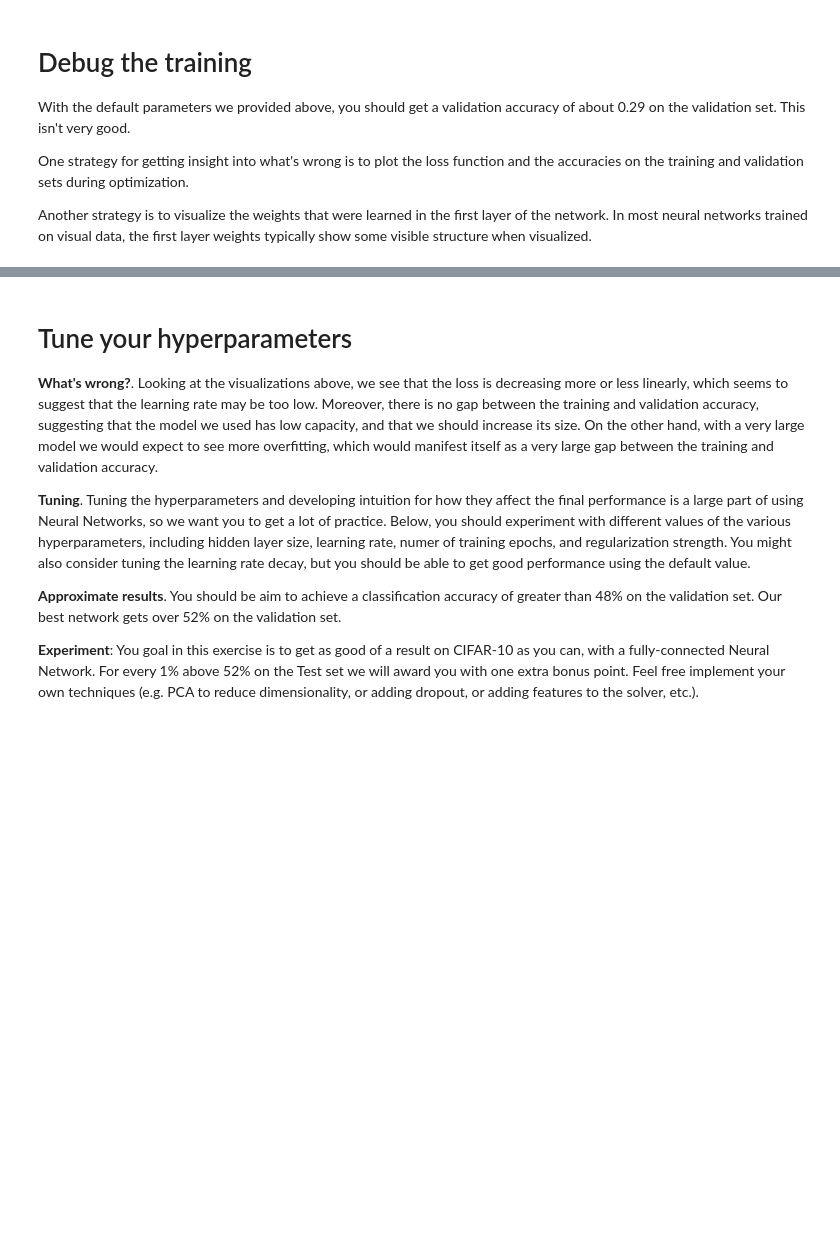
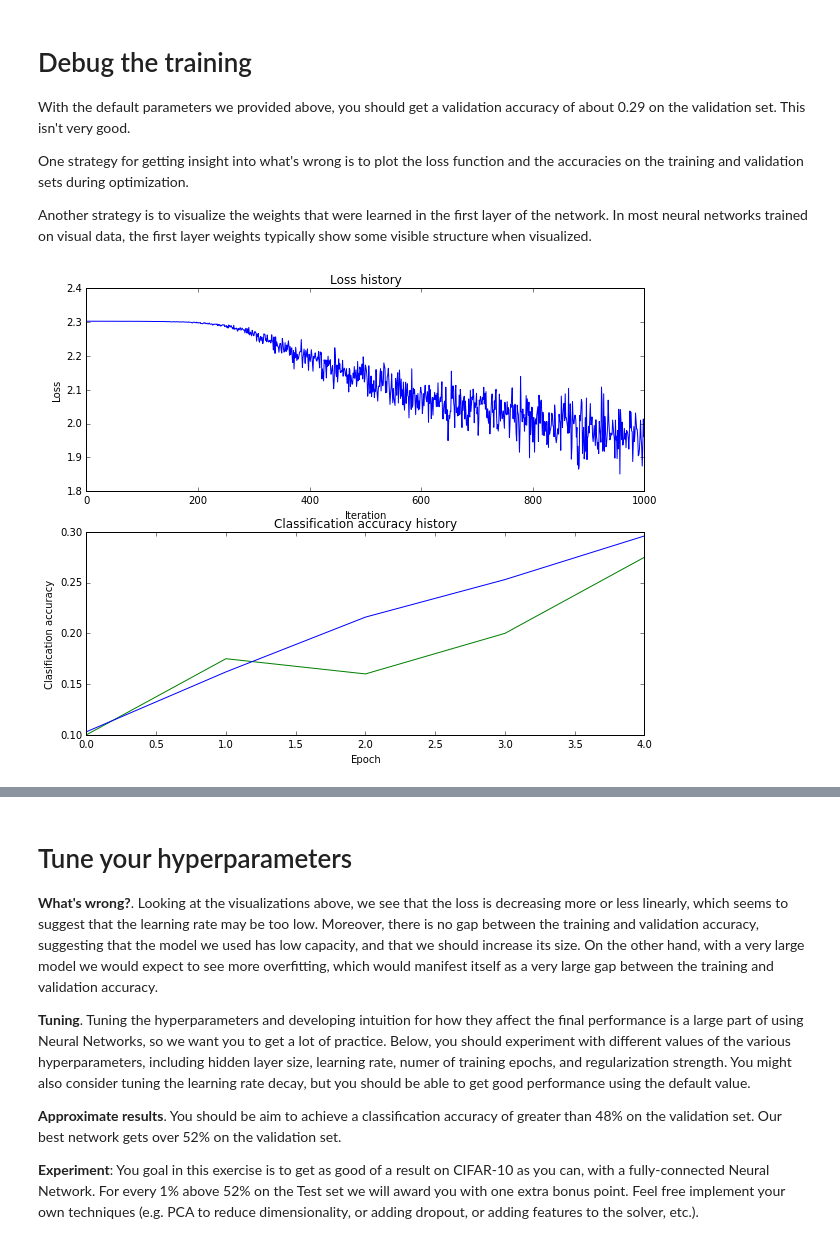
Before and after one commit to sharkdp/cs231n, a Jupyter notebook: two_layer_net.ipynb, the cells around one changed output, grey strips where cells are left out. Saved outputs shown, nothing was run; the diff lists cells and outputs as text; code cells hidden in the pictures; blank space fills up the shorter version.

```diff
--- a/two_layer_net.ipynb
+++ b/two_layer_net.ipynb
@@ -220,18 +240,20 @@ Another strategy is to visualize the weights that were learned in the first laye
 # %%
 # Plot the loss function and train / validation accuracies
 plt.subplot(2, 1, 1)
 plt.plot(stats['loss_history'])
 plt.title('Loss history')
 plt.xlabel('Iteration')
 plt.ylabel('Loss')
 
 plt.subplot(2, 1, 2)
-plt.plot(stats['train_acc_history'], label='train')
-plt.plot(stats['val_acc_history'], label='val')
+plt.plot(stats['train_acc_history'], label='train', color='g')
+plt.plot(stats['val_acc_history'], label='val', color='b')
 plt.title('Classification accuracy history')
 plt.xlabel('Epoch')
 plt.ylabel('Clasification accuracy')
 plt.show()
+# %% [output]
+[figure, added]
 # %%
 from cs231n.vis_utils import visualize_grid
 
```
Also changed, not shown: parts of 7 cells of this notebook, 1 other file.
